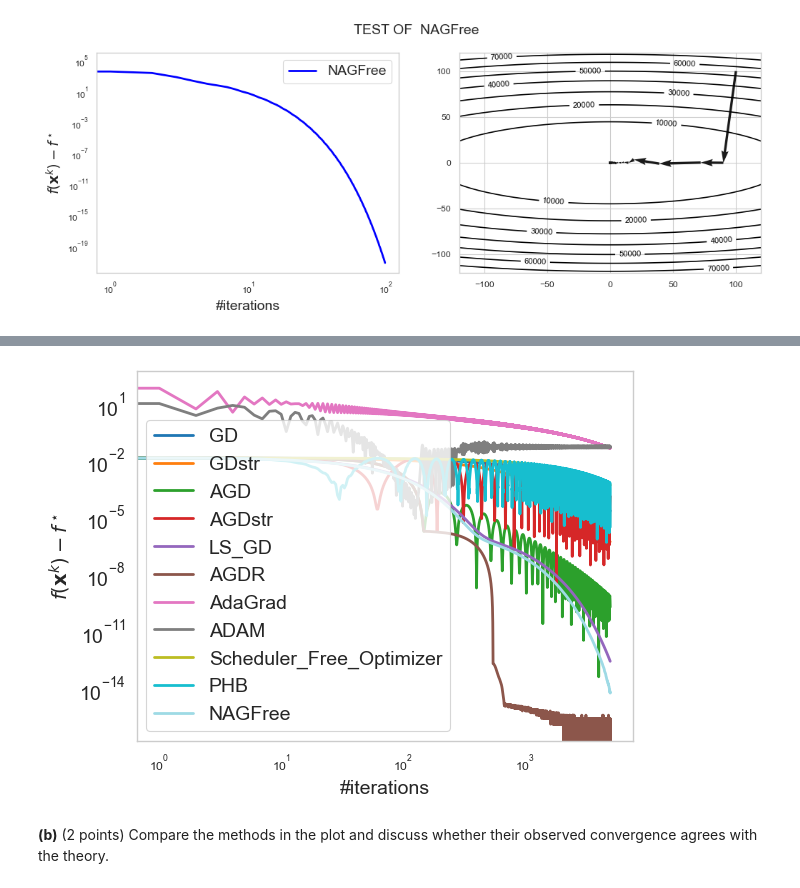
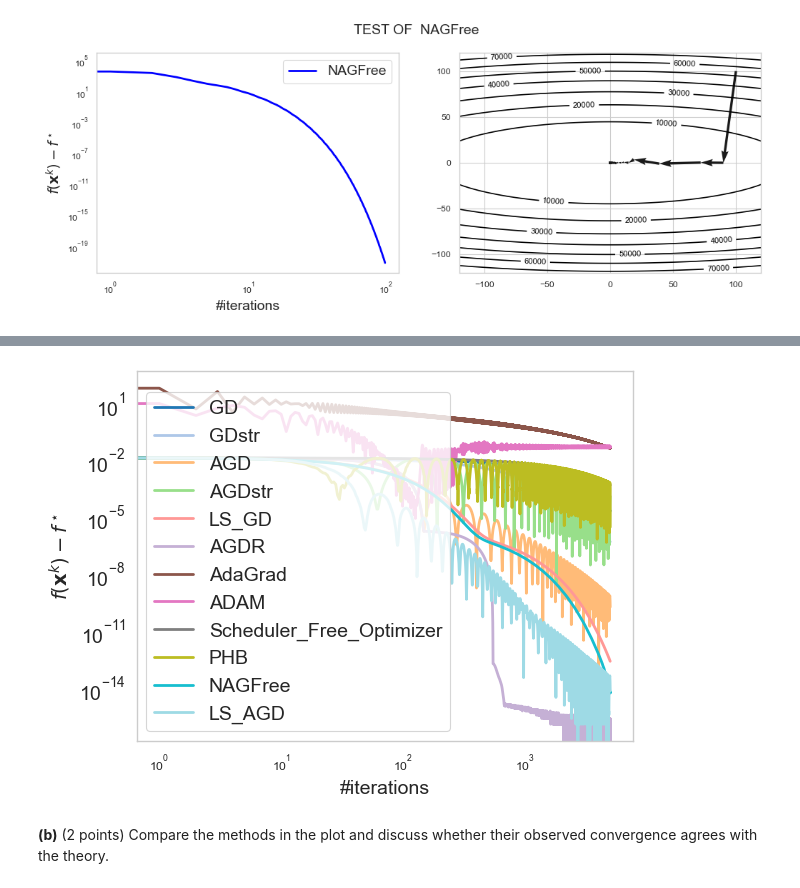
Before and after one commit to garavels/MATH-OF-DATA-homeworks, a Jupyter notebook: Part 2 - First order methods.ipynb, the cells around one changed output, grey strips where cells are left out. Saved outputs shown, nothing was run; the diff lists cells and outputs as text; code cells hidden in the pictures.

```diff
--- a/Part 2 - First order methods.ipynb
+++ b/Part 2 - First order methods.ipynb
@@ -910,12 +918,12 @@ We consider the `3376` shots made by the Golden State Warriors. The label $b_i$
 # %%
 from lib.part_one import f, x_zero, train_accuracy
 
 #Remove methods you have not implemented
-methods = [GD, GDstr, AGD, AGDstr, LS_GD, AGDR, AdaGrad, ADAM,SFO, PHB, NAGFree]
+methods = [GD, GDstr, AGD, AGDstr, LS_GD, AGDR, AdaGrad, ADAM,SFO, PHB, NAGFree, LS_AGD]
 
 plot(methods, f, x_zero, max_iteration=5000, palette="tab20")
 # %% [output]
-[figure, old version]
+[figure, new version]
 # %% [markdown]
 **(b)** (2 points) Compare the methods in the plot and discuss whether their observed convergence agrees with the theory.
 # %% [markdown]
```
Also changed, not shown: parts of 2 cells of this notebook, 1 other file.
